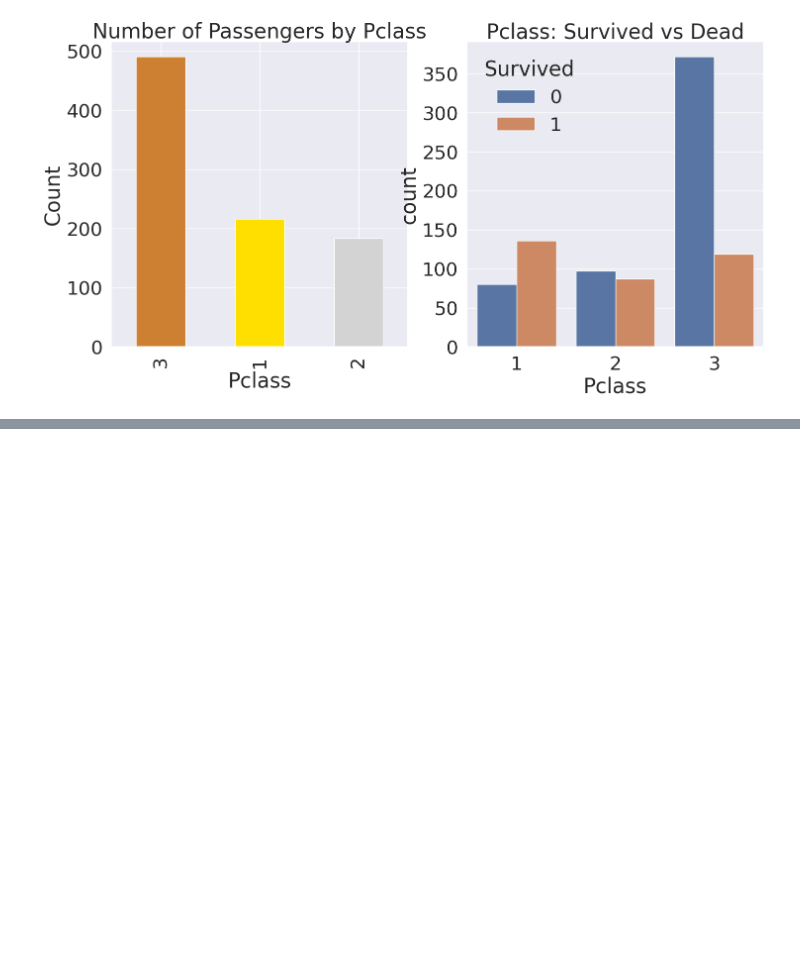
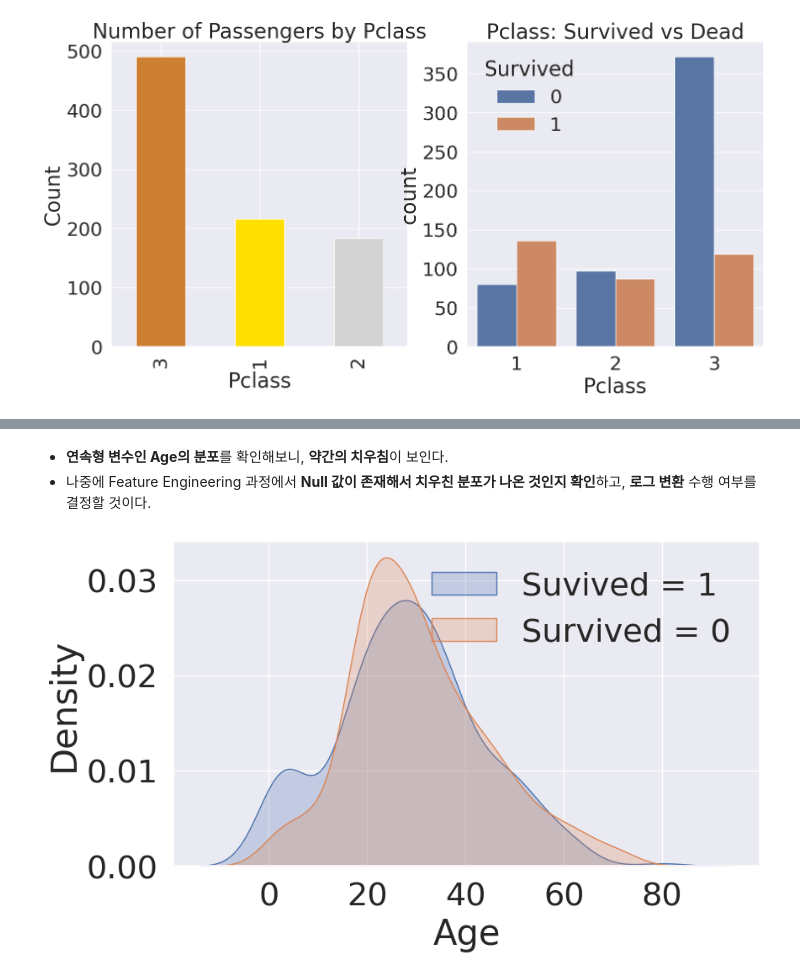
Before and after one commit to yoonseong00/colab, a Jupyter notebook: 타이타닉.ipynb, the cells around one changed output, grey strips where cells are left out. Saved outputs shown, nothing was run; the diff lists cells and outputs as text; code cells hidden in the pictures; blank space fills up the shorter version.

```diff
--- a/타이타닉.ipynb
+++ b/타이타닉.ipynb
@@ -237,0 +331,13 @@ plt.show()
+# %% [markdown]
+- **연속형 변수인 Age의 분포**를 확인해보니, **약간의 치우침**이 보인다.
+- 나중에 Feature Engineering 과정에서 **Null 값이 존재해서 치우친 분포가 나온 것인지 확인**하고, **로그 변환** 수행 여부를 결정할 것이다.
+# %%
+plt.figure(figsize = (9, 5))
+
+sns.kdeplot(df_train[df_train['Survived'] == 1]['Age'], shade = True)
+sns.kdeplot(df_train[df_train['Survived'] == 0]['Age'], shade = True)
+
+plt.legend(['Suvived = 1', 'Survived = 0'])
+plt.show()
+# %% [output]
+[figure, added]
```
Also changed, not shown: parts of 28 cells of this notebook.
